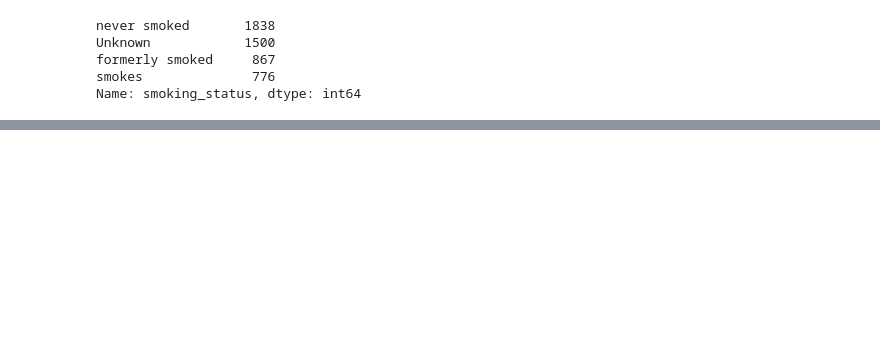
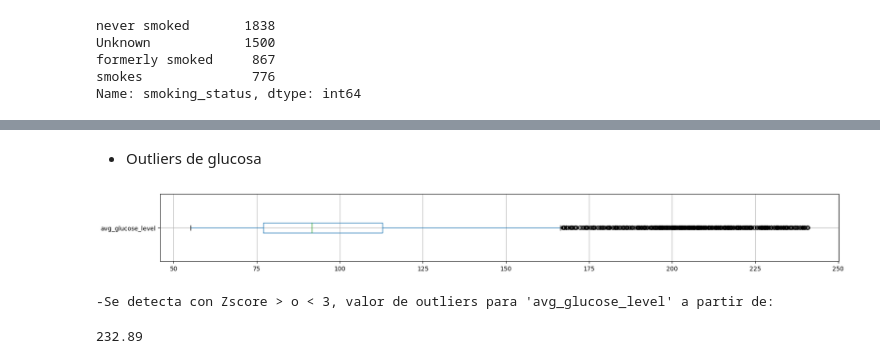
Before and after one commit to Factoria-F5-AI-Bootcamp-1-Edicion/Equipo_Rignon, a Jupyter notebook: Rignon.ipynb, the cells around one changed output, grey strips where cells are left out. Cells and saved outputs as stored; diff of their text form; code cells hidden in the pictures; blank space fills up the shorter version.

```diff
--- a/Rignon.ipynb
+++ b/Rignon.ipynb
@@ -79,0 +260,12 @@ df.describe()
+# %% [markdown]
+* Outliers de glucosa
+# %%
+df.boxplot(column='avg_glucose_level', return_type='axes', vert=False, figsize=(20,2))
+plt.show()
+print("-Se detecta con Zscore > o < 3, valor de outliers para 'avg_glucose_level' a partir de:")
+df = df[(np.abs(stats.zscore(df["avg_glucose_level"])) < 3)]
+df['avg_glucose_level'].max()
+# %% [output]
+[figure, added]
+-Se detecta con Zscore > o < 3, valor de outliers para 'avg_glucose_level' a partir de:
+232.89
```
Also changed, not shown: parts of 42 cells of this notebook.
